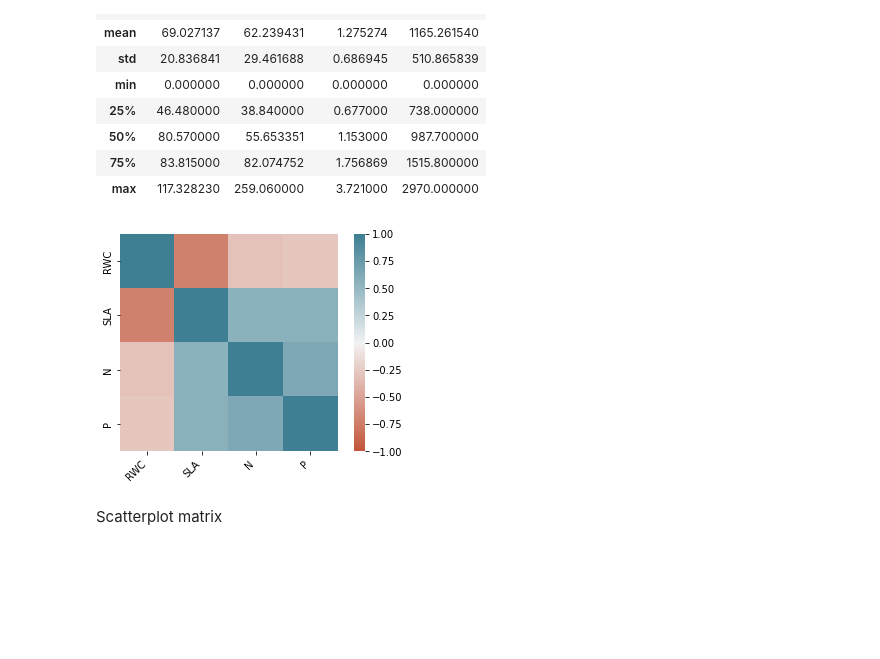
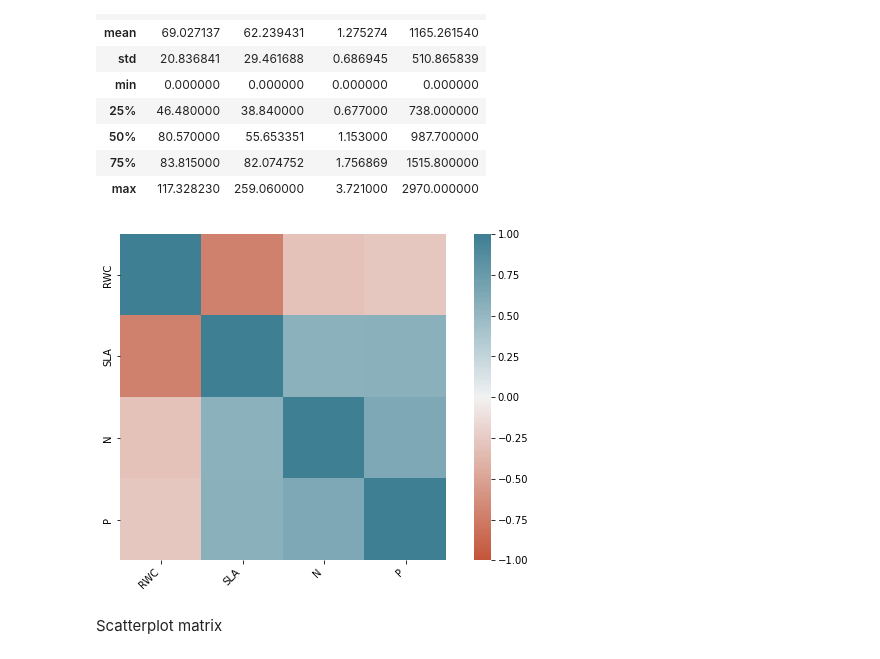
Before and after one commit to raulbenitez/ZUMAIN_course, a Jupyter notebook: analisis_datos_multivariados.ipynb, the cells around one changed output. Drawn from its saved outputs; the diff is of its cells as text; code cells hidden in the pictures; blank space fills up the shorter version.

```diff
--- a/analisis_datos_multivariados.ipynb
+++ b/analisis_datos_multivariados.ipynb
@@ -128,19 +145,21 @@ df3.describe()
 | max | 117.328230 | 259.060000 | 3.721000 | 2970.000000 |
 # %%
 corr = df3.corr()
+
+fig = plt.figure(figsize=(10,6))
 ax = sns.heatmap(
     corr,
     vmin=-1, vmax=1, center=0,
     cmap=sns.diverging_palette(20, 220, n=200),
     square=True
 )
 ax.set_xticklabels(
     ax.get_xticklabels(),
     rotation=45,
     horizontalalignment='right'
 );
 # %% [output]
-[figure, old version]
+[figure, new version]
 # %% [markdown]
 Scatterplot matrix
 # %%
```
Also changed, not shown: parts of 72 cells of this notebook.
